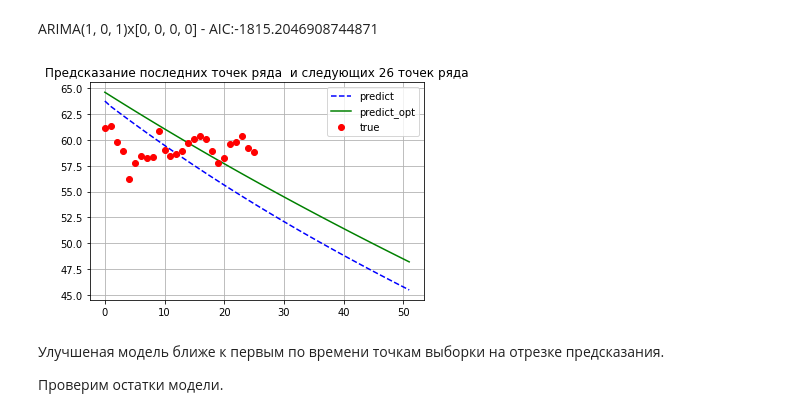
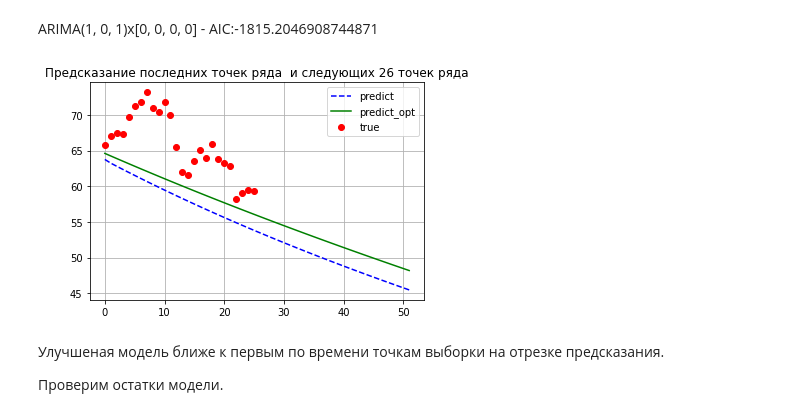
Before and after one commit to karashchuk/Time_Series, a Jupyter notebook: Time_Series_03.ipynb, the cells around one changed output. Cells and saved outputs as stored; diff of their text form; code cells hidden in the pictures.

```diff
--- a/Time_Series_03.ipynb
+++ b/Time_Series_03.ipynb
@@ -796,26 +770,26 @@ ARIMA(1, 0, 1)x[0, 0, 0, 0] - AIC:-1815.2046908744871
 # %%
 
 N2=26
 nforecast = N2+26
 
 modb_opt = sm.tsa.statespace.SARIMAX(brent_w['Значение'].values[:-N2],
                                order=[1,0,1],seasonal_order=[0,0,0,0],trend='ct',
                                enforce_stationarity=False,
                                enforce_invertibility=False)
 resultsb_opt = modb_opt.fit()
 pred_dynamic = resultsb.forecast(nforecast)    #делаем предсказание c 27 точки от текущего конца ряда
 pred_dynamic_opt = resultsb_opt.forecast(52)
 
 plt.plot(pred_dynamic,'--b', label='predict' )
 plt.plot(pred_dynamic_opt,'g', label='predict_opt' )
 #Отобразим истинный значения
-plt.plot(brent_data['Значение'].values[-N2:],'or',label='true')
+plt.plot(brent_w['Значение'].values[-N2:],'or',label='true')
 plt.title('Предсказание последних точек ряда  и следующих 26 точек ряда')
 plt.legend()
 plt.grid()
 plt.show()
 # %% [output]
-[figure, old version]
+[figure, new version]
 # %% [markdown]
 Улучшеная модель ближе к первым по времени точкам выборки на отрезке предсказания.
 
```
Also changed, not shown: parts of 21 cells of this notebook.
